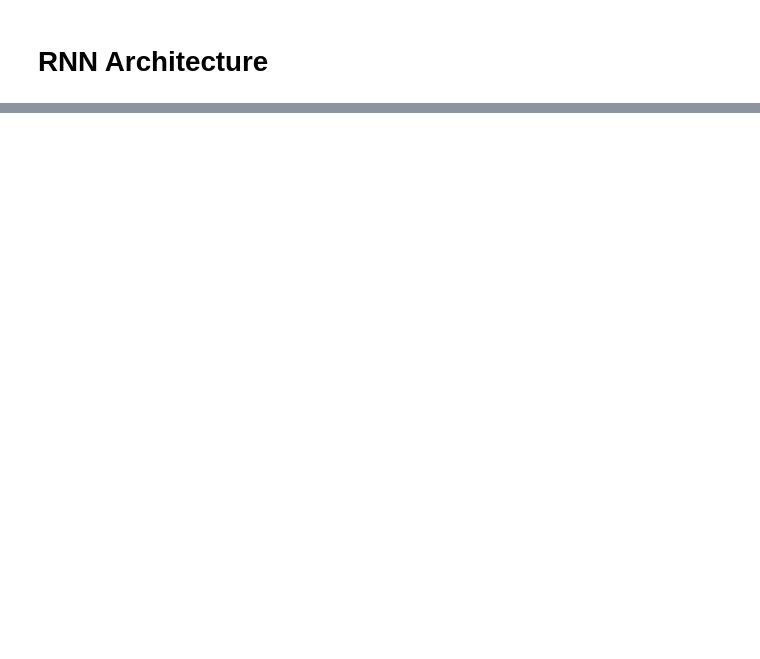
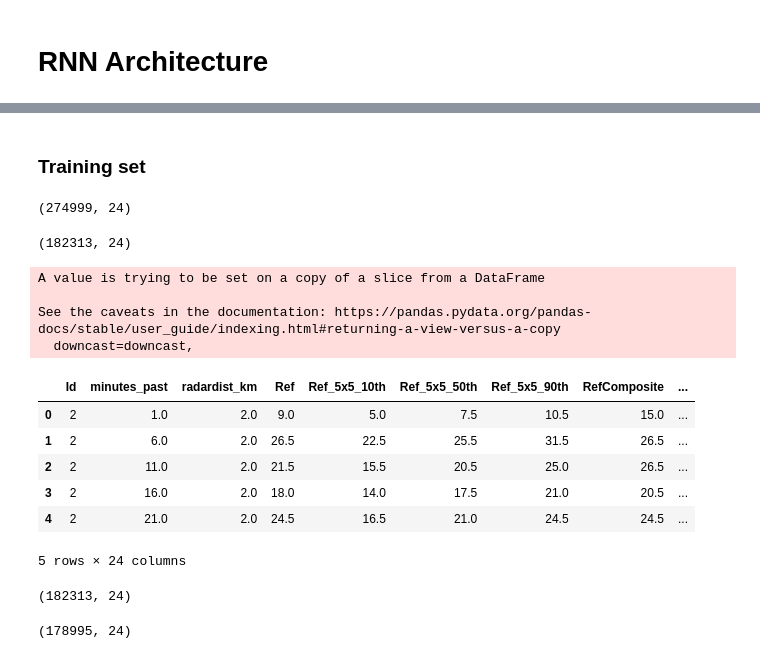
Before and after one commit to thainguyen222/KHDLUD_NHOM1, a Jupyter notebook: Report_KHDLUD_NHOM1.ipynb, the cells around one changed output, grey strips where cells are left out. Drawn from its saved outputs; the diff is of its cells as text; code cells hidden in the pictures; blank space fills up the shorter version.

```diff
--- a/Report_KHDLUD_NHOM1.ipynb
+++ b/Report_KHDLUD_NHOM1.ipynb
@@ -146,0 +186,40 @@ Tôi đã sử dụng ReLU trong suốt với lượng rò rỉ khác nhau trong
+# %% [markdown]
+### Training set
+# %%
+# đọc file train
+train_df = pd.read_csv("../input/train.csv")
+# %%
+# to reduce memory consumption
+train_df[train_df.columns[1:]] = train_df[train_df.columns[1:]].astype(np.float32)
+# %%
+# số dòng và cột của tập train
+train_df.shape
+# %% [output]
+(274999, 24)
+# %%
+good_ids = set(train_df.loc[train_df['Ref'].notna(), 'Id'])
+train_df = train_df[train_df['Id'].isin(good_ids)]
+train_df.shape
+# %% [output]
+(182313, 24)
+# %%
+# điền chỗ trống trong dataframe train
+train_df.fillna(0.0, inplace=True)
+train_df.reset_index(drop=True, inplace=True)
+train_df.head()
+# %% [output]
+A value is trying to be set on a copy of a slice from a DataFrame
+
+See the caveats in the documentation: https://pandas.pydata.org/pandas-docs/stable/user_guide/indexing.html#returning-a-view-versus-a-copy
+  downcast=downcast,
+|  | Id | minutes_past | radardist_km | Ref | Ref_5x5_10th | Ref_5x5_50th | Ref_5x5_90th | RefComposite | ... |
+| 0 | 2 | 1.0 | 2.0 | 9.0 | 5.0 | 7.5 | 10.5 | 15.0 | ... |
+| 1 | 2 | 6.0 | 2.0 | 26.5 | 22.5 | 25.5 | 31.5 | 26.5 | ... |
+| 2 | 2 | 11.0 | 2.0 | 21.5 | 15.5 | 20.5 | 25.0 | 26.5 | ... |
+| 3 | 2 | 16.0 | 2.0 | 18.0 | 14.0 | 17.5 | 21.0 | 20.5 | ... |
+| 4 | 2 | 21.0 | 2.0 | 24.5 | 16.5 | 21.0 | 24.5 | 24.5 | ... |
+5 rows × 24 columns
+# %%
+train_df.shape
+# %% [output]
+(182313, 24)
@@ -146,0 +228,4 @@ Tôi đã sử dụng ReLU trong suốt với lượng rò rỉ khác nhau trong
+# %%
+train_df.shape
+# %% [output]
+(178995, 24)
```
Also changed, not shown: parts of 29 cells of this notebook.
